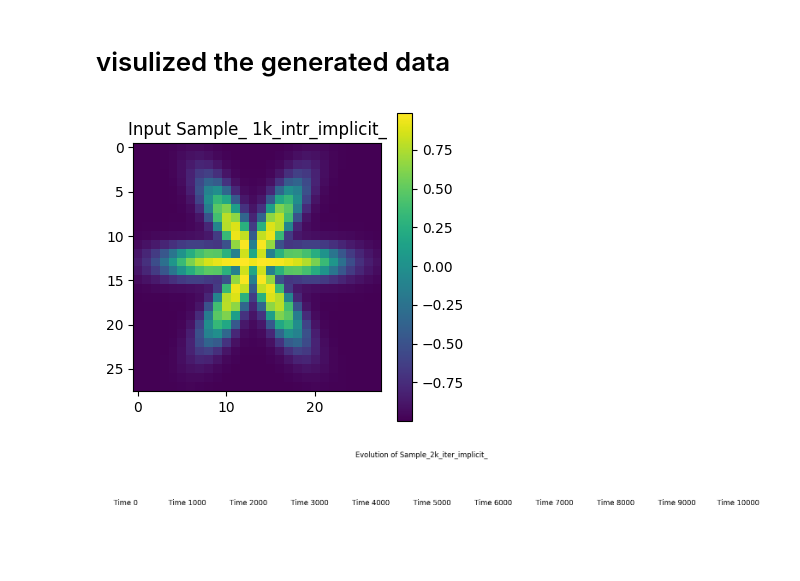
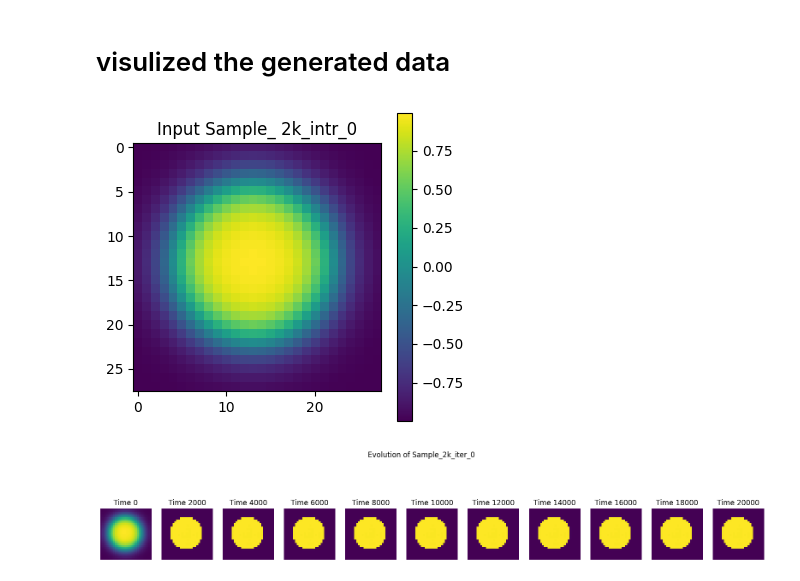
Before and after one commit to manjudhital/master_thesis, a Jupyter notebook: phasefield/data_driven/data_driven_implicit.ipynb, the cells around one changed output. Saved outputs shown, nothing was run; the diff lists cells and outputs as text; code cells hidden in the pictures.

Commit message:
implicit

```diff
--- a/phasefield/data_driven/data_driven_implicit.ipynb
+++ b/phasefield/data_driven/data_driven_implicit.ipynb
@@ -167,59 +434,42 @@ print(f'loaded_samples ko shape:{loaded_samples.shape}')
 # %%
 import numpy as np
 import os
 import matplotlib.pyplot as plt
 
 save_dir = './data_driven'
 
 # Choose a sample index
-# sample_idx = 1  # Valid index within the range of 0 to 9
+sample_idx = 0  # Ensure this is within the bounds of loaded_input_samples
 
 # Define the directory
-plot_save_dir = os.path.join(save_dir,  "data_driven_plot")
+plot_save_dir = os.path.join(save_dir,  "data_driven_plot/implicit")
 
 # Create the directory if it doesn't exist
 os.makedirs(plot_save_dir, exist_ok=True)
 
 
 # Plot input data
 plt.figure(figsize=(4, 4))
-plt.imshow(loaded_input_samples[0], cmap='viridis')
+plt.imshow(loaded_input_samples[sample_idx], cmap='viridis')
 plt.colorbar()
-plt.title(f'Input Sample_ 1k_intr_implicit_')
-plt.savefig(os.path.join(plot_save_dir, f'input_sample_1k_iter_implicit_.png'))
+plt.title(f'Input Sample_ 2k_intr_{sample_idx}')
+plt.savefig(os.path.join(plot_save_dir, f'input_sample_2k_iter_circle_{sample_idx}.png'))
 plt.show()
 
 
 # Choose a sample index
-# sample_idx = 9  # Valid index within the range of 0 to 9
+sample_idx = 0
 
 fig, axes = plt.subplots(1, 11, figsize=(20, 4))  # 11 time steps
 
 for t in range(11):
-    axes[t].imshow(loaded_samples[0, t], cmap='viridis')
-    axes[t].set_title(f'Time {t * 1000}')
+    axes[t].imshow(loaded_samples[sample_idx, t], cmap='viridis')
+    axes[t].set_title(f'Time {t * 2000}')
     axes[t].axis('off')
 
-plt.suptitle(f'Evolution of Sample_2k_iter_implicit_')
-plt.savefig(os.path.join(plot_save_dir, f'Evolution_sample_1k_iter_implicit_.png'))
+plt.suptitle(f'Evolution of Sample_2k_iter_{sample_idx}')
+plt.savefig(os.path.join(plot_save_dir, f'Evolution_sample_2k_iter_circle_{sample_idx}.png'))
 plt.show()
-
-
-
-# import matplotlib.animation as animation
-
-# fig, ax = plt.subplots()
-# im = ax.imshow(loaded_samples[sample_idx, 0], cmap='viridis')
-
-# def update(frame):
-#     im.set_array(loaded_samples[sample_idx, frame])
-#     ax.set_title(f'Time Step: {frame * 2000}')
-#     return im,
-
-# ani = animation.FuncAnimation(fig, update, frames=11, interval=500)
-
-# # ani.save(evolution_animation.gif', writer='pillow')  # Save as GIF
-# plt.show()
 # %% [output]
-[figure, old version]
+[figure, new version]
-[figure, old version]
+[figure, new version]
```
Also changed, not shown: parts of 3 cells of this notebook, 1 other file.
